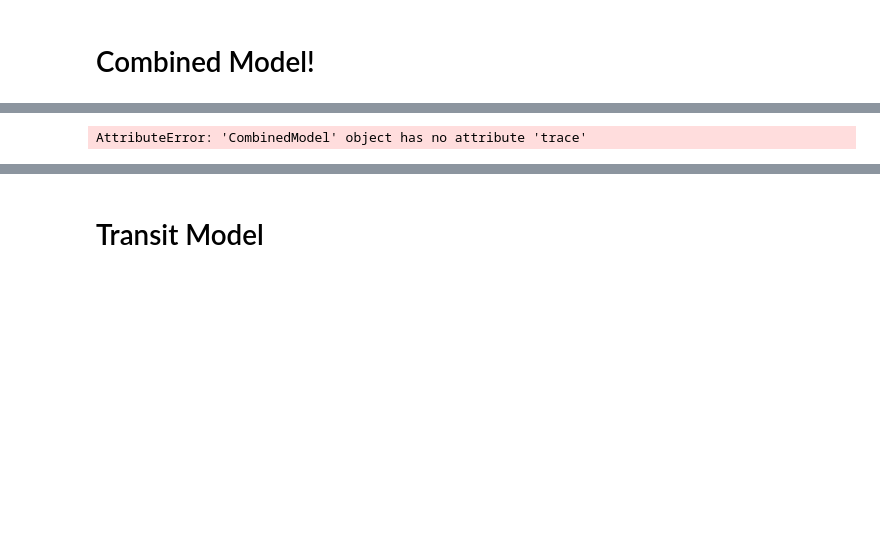
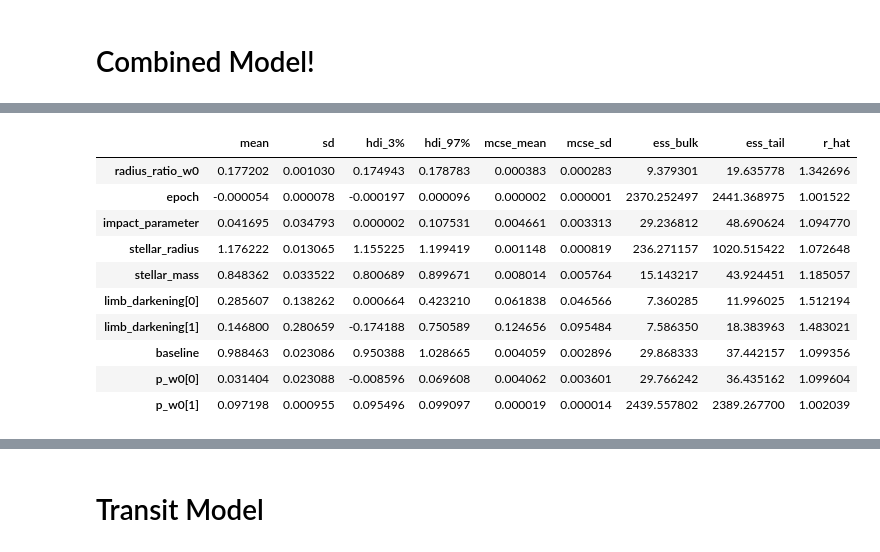
Before and after one commit to catrionamurray/chromatic_fitting, a Jupyter notebook: Eureka_test.ipynb, the cells around one changed output, grey strips where cells are left out. Cells and saved outputs as stored; diff of their text form; code cells hidden in the pictures; blank space fills up the shorter version.

```diff
--- a/Eureka_test.ipynb
+++ b/Eureka_test.ipynb
@@ -240,5 +242,15 @@ p_w4[1]            0.000049   871.460012  491.018954    NaN
-# %%
-print(cm.summarize(round_to=7, fmt='wide'))
-# %% [output]
-AttributeError: 'CombinedModel' object has no attribute 'trace'
+# %%
+cm.summary
+# %% [output]
+|  | mean | sd | hdi_3% | hdi_97% | mcse_mean | mcse_sd | ess_bulk | ess_tail | r_hat |
+| radius_ratio_w0 | 0.177202 | 0.001030 | 0.174943 | 0.178783 | 0.000383 | 0.000283 | 9.379301 | 19.635778 | 1.342696 |
+| epoch | -0.000054 | 0.000078 | -0.000197 | 0.000096 | 0.000002 | 0.000001 | 2370.252497 | 2441.368975 | 1.001522 |
+| impact_parameter | 0.041695 | 0.034793 | 0.000002 | 0.107531 | 0.004661 | 0.003313 | 29.236812 | 48.690624 | 1.094770 |
+| stellar_radius | 1.176222 | 0.013065 | 1.155225 | 1.199419 | 0.001148 | 0.000819 | 236.271157 | 1020.515422 | 1.072648 |
+| stellar_mass | 0.848362 | 0.033522 | 0.800689 | 0.899671 | 0.008014 | 0.005764 | 15.143217 | 43.924451 | 1.185057 |
+| limb_darkening[0] | 0.285607 | 0.138262 | 0.000664 | 0.423210 | 0.061838 | 0.046566 | 7.360285 | 11.996025 | 1.512194 |
+| limb_darkening[1] | 0.146800 | 0.280659 | -0.174188 | 0.750589 | 0.124656 | 0.095484 | 7.586350 | 18.383963 | 1.483021 |
+| baseline | 0.988463 | 0.023086 | 0.950388 | 1.028665 | 0.004059 | 0.002896 | 29.868333 | 37.442157 | 1.099356 |
+| p_w0[0] | 0.031404 | 0.023088 | -0.008596 | 0.069608 | 0.004062 | 0.003601 | 29.766242 | 36.435162 | 1.099604 |
+| p_w0[1] | 0.097198 | 0.000955 | 0.095496 | 0.099097 | 0.000019 | 0.000014 | 2439.557802 | 2389.267700 | 1.002039 |
 # %%
```
Also changed, not shown: parts of 20 cells of this notebook, 2 other files.
